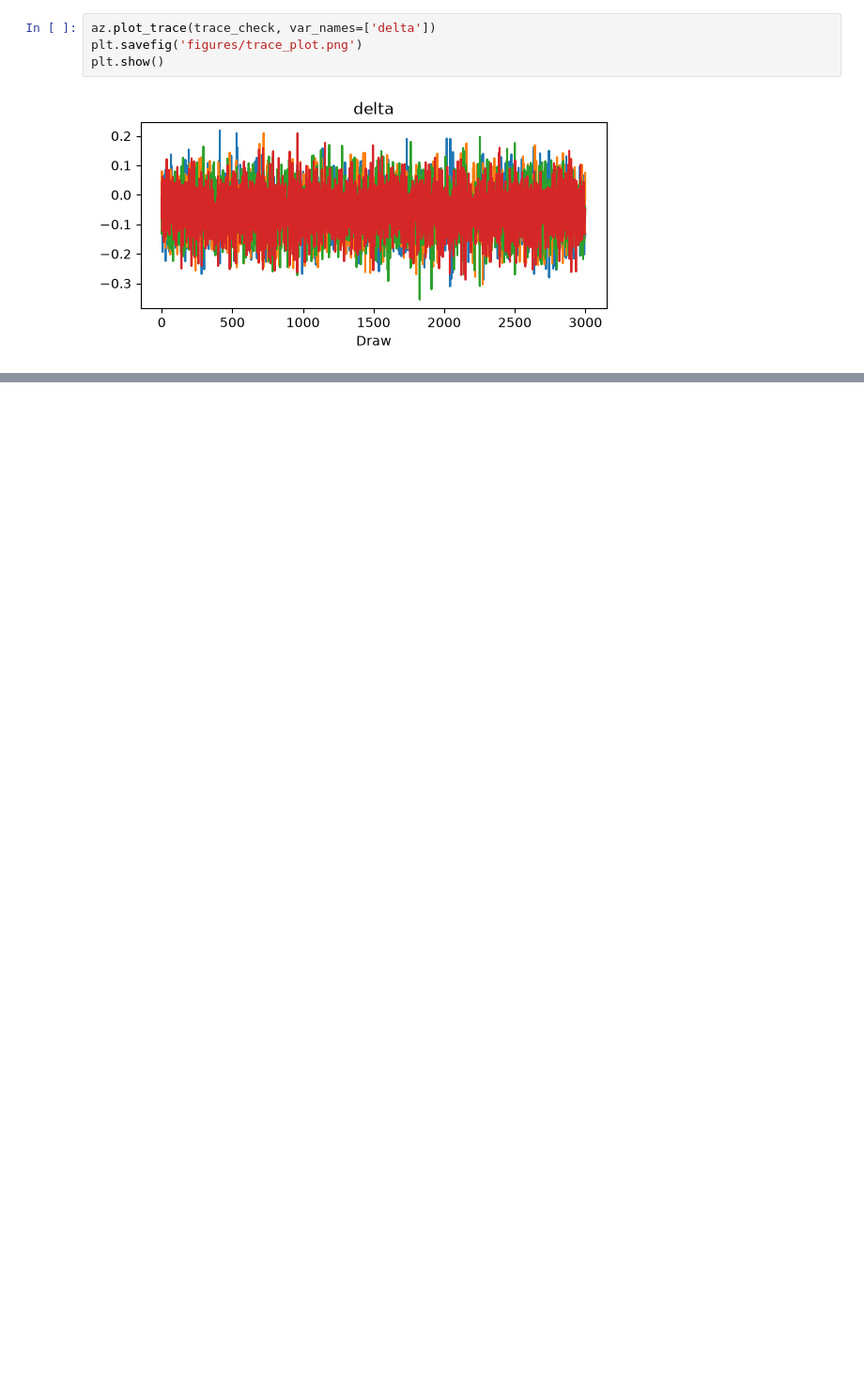
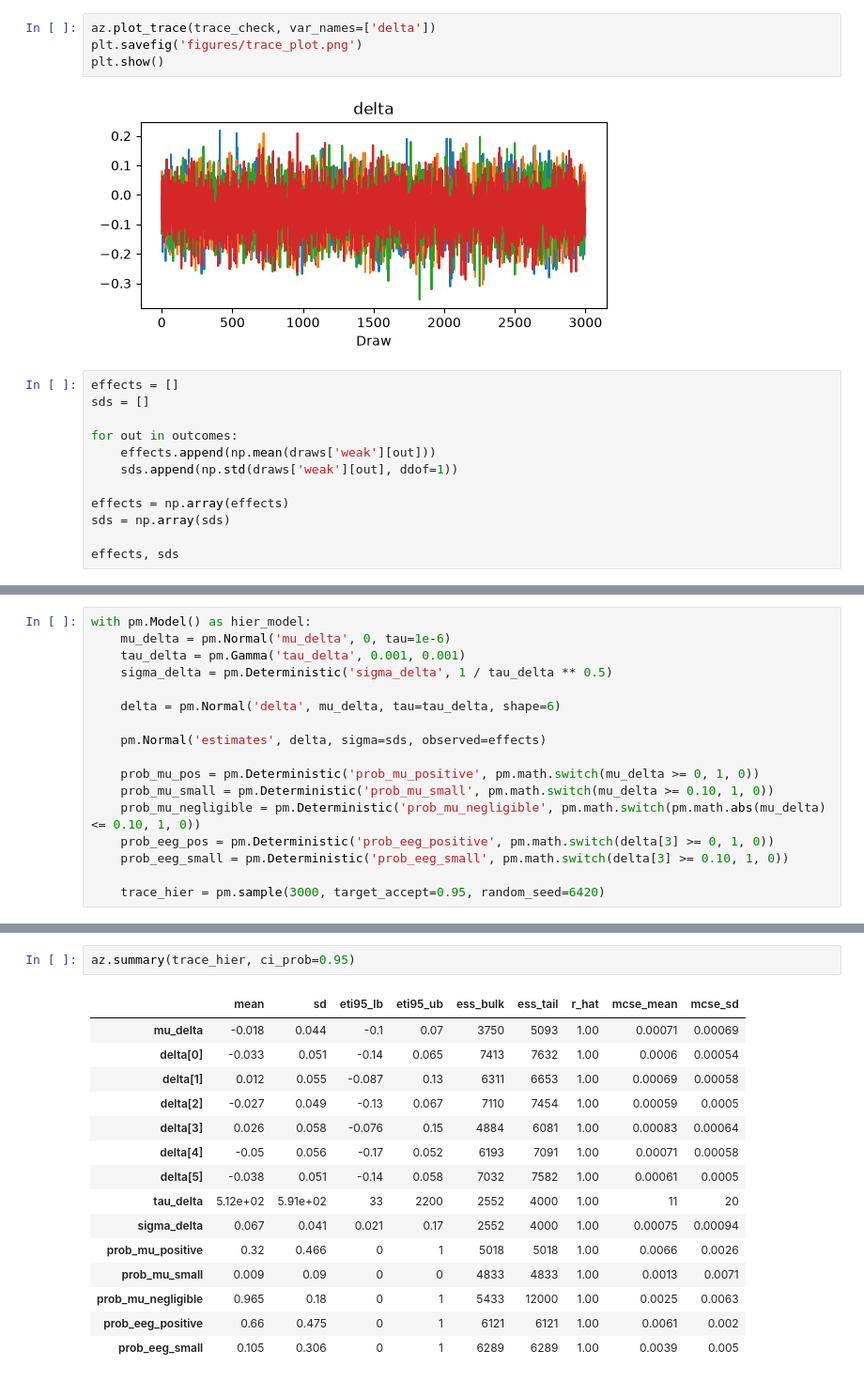
Before and after one commit to abtinkhashayar/bfy-bayesian-reanalysis, a Jupyter notebook: analysis_of_priors.ipynb, the cells around one changed output, grey strips where cells are left out. Shown at 94% size. Cells and saved outputs as stored; diff of their text form; blank space fills up the shorter version.

Commit message:
Add hierarchical model and finish analysis

```diff
--- a/analysis_of_priors.ipynb
+++ b/analysis_of_priors.ipynb
@@ -272,3 +272,15 @@ plt.savefig('figures/trace_plot.png')
 plt.show()
 # %% [output]
 [figure]
+# %%
+effects = []
+sds = []
+
+for out in outcomes:
+    effects.append(np.mean(draws['weak'][out]))
+    sds.append(np.std(draws['weak'][out], ddof=1))
+
+effects = np.array(effects)
+sds = np.array(sds)
+
+effects, sds
@@ -274,0 +292,17 @@ plt.show()
+# %%
+with pm.Model() as hier_model:
+    mu_delta = pm.Normal('mu_delta', 0, tau=1e-6)
+    tau_delta = pm.Gamma('tau_delta', 0.001, 0.001)
+    sigma_delta = pm.Deterministic('sigma_delta', 1 / tau_delta ** 0.5)
+
+    delta = pm.Normal('delta', mu_delta, tau=tau_delta, shape=6)
+
+    pm.Normal('estimates', delta, sigma=sds, observed=effects)
+
+    prob_mu_pos = pm.Deterministic('prob_mu_positive', pm.math.switch(mu_delta >= 0, 1, 0))
+    prob_mu_small = pm.Deterministic('prob_mu_small', pm.math.switch(mu_delta >= 0.10, 1, 0))
+    prob_mu_negligible = pm.Deterministic('prob_mu_negligible', pm.math.switch(pm.math.abs(mu_delta) <= 0.10, 1, 0))
+    prob_eeg_pos = pm.Deterministic('prob_eeg_positive', pm.math.switch(delta[3] >= 0, 1, 0))
+    prob_eeg_small = pm.Deterministic('prob_eeg_small', pm.math.switch(delta[3] >= 0.10, 1, 0))
+
+    trace_hier = pm.sample(3000, target_accept=0.95, random_seed=6420)
@@ -274,0 +314,18 @@ plt.show()
+# %%
+az.summary(trace_hier, ci_prob=0.95)
+# %% [output]
+|  | mean | sd | eti95_lb | eti95_ub | ess_bulk | ess_tail | r_hat | mcse_mean | mcse_sd |
+| mu_delta | -0.018 | 0.044 | -0.1 | 0.07 | 3750 | 5093 | 1.00 | 0.00071 | 0.00069 |
+| delta[0] | -0.033 | 0.051 | -0.14 | 0.065 | 7413 | 7632 | 1.00 | 0.0006 | 0.00054 |
+| delta[1] | 0.012 | 0.055 | -0.087 | 0.13 | 6311 | 6653 | 1.00 | 0.00069 | 0.00058 |
+| delta[2] | -0.027 | 0.049 | -0.13 | 0.067 | 7110 | 7454 | 1.00 | 0.00059 | 0.0005 |
+| delta[3] | 0.026 | 0.058 | -0.076 | 0.15 | 4884 | 6081 | 1.00 | 0.00083 | 0.00064 |
+| delta[4] | -0.05 | 0.056 | -0.17 | 0.052 | 6193 | 7091 | 1.00 | 0.00071 | 0.00058 |
+| delta[5] | -0.038 | 0.051 | -0.14 | 0.058 | 7032 | 7582 | 1.00 | 0.00061 | 0.0005 |
+| tau_delta | 5.12e+02 | 5.91e+02 | 33 | 2200 | 2552 | 4000 | 1.00 | 11 | 20 |
+| sigma_delta | 0.067 | 0.041 | 0.021 | 0.17 | 2552 | 4000 | 1.00 | 0.00075 | 0.00094 |
+| prob_mu_positive | 0.32 | 0.466 | 0 | 1 | 5018 | 5018 | 1.00 | 0.0066 | 0.0026 |
+| prob_mu_small | 0.009 | 0.09 | 0 | 0 | 4833 | 4833 | 1.00 | 0.0013 | 0.0071 |
+| prob_mu_negligible | 0.965 | 0.18 | 0 | 1 | 5433 | 12000 | 1.00 | 0.0025 | 0.0063 |
+| prob_eeg_positive | 0.66 | 0.475 | 0 | 1 | 6121 | 6121 | 1.00 | 0.0061 | 0.002 |
+| prob_eeg_small | 0.105 | 0.306 | 0 | 1 | 6289 | 6289 | 1.00 | 0.0039 | 0.005 |
```
Also changed, not shown: parts of 3 cells of this notebook.
